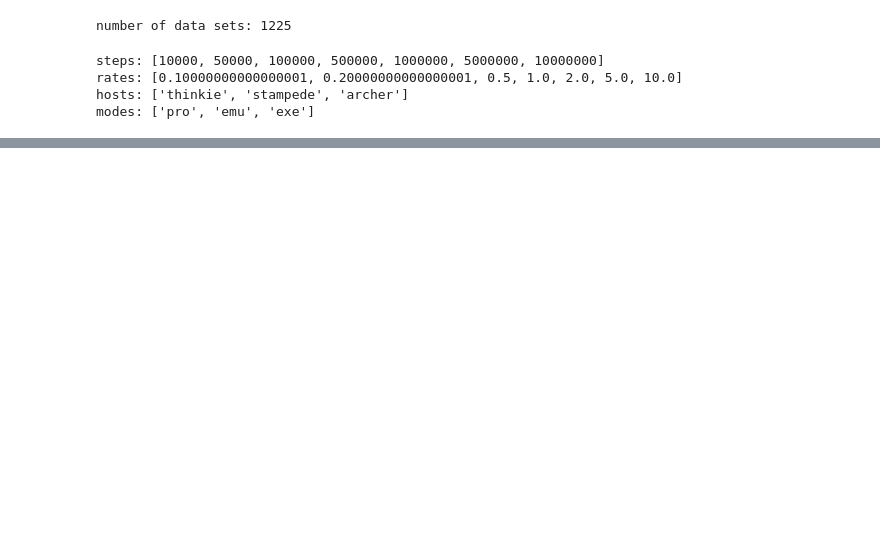
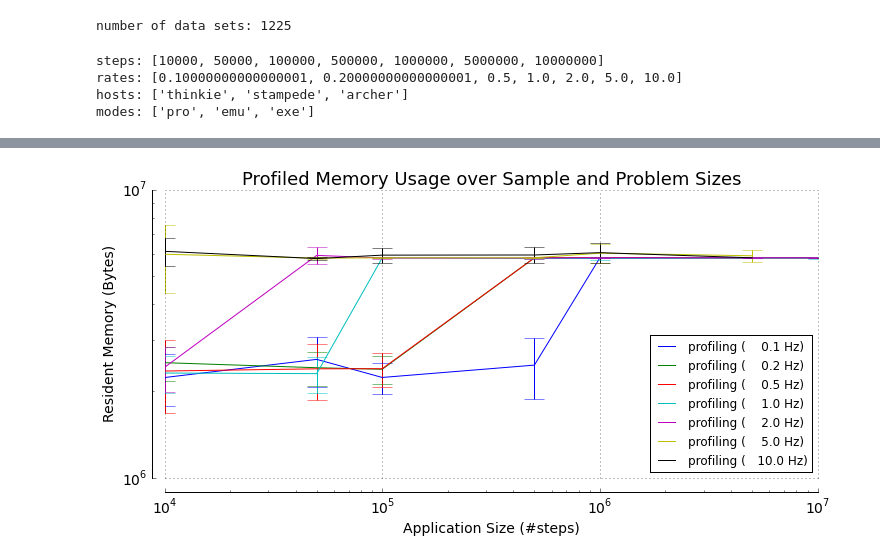
Before and after one commit to radical-experiments/radical.synapse, a Jupyter notebook: 2015-wrap/plots/Synapse_WRAP.ipynb, the cells around one changed output, grey strips where cells are left out. Drawn from its saved outputs; the diff is of its cells as text; code cells hidden in the pictures; blank space fills up the shorter version.

```diff
--- a/2015-wrap/plots/Synapse_WRAP.ipynb
+++ b/2015-wrap/plots/Synapse_WRAP.ipynb
@@ -234,0 +156,85 @@ savefig('pro_write.pdf', bbox_inches='tight')
+# %%
+# ---------------------------------------------------------------------------------
+# memory
+
+ax_mem = create_figure('Profiled Memory Usage over Sample and Problem Sizes')
+labels = list()
+
+for rate in rates:
+
+    tmp = f[(f['tag_rate'] == rate) & (f['mode'] == mode) & (f['host'] == host)]
+    tmp = tmp[['mem_rss', 'tag_step']].groupby('tag_step')
+
+    tmp_means  = tmp.mean()
+    tmp_errors = tmp.std()
+
+    # we do not have data for some rates, due to limited db size
+    if not len(tmp_means):
+        continue
+
+    tmp_means.plot(logy=True, logx=True, yerr=tmp_errors, ax=ax_mem, capsize=10)
+    labels.append ('%s (%7s Hz)' % (modnames[mode], rate))
+
+ax_mem.set_xlabel("Application Size (#steps)", fontsize=14)
+ax_mem.set_ylabel("Resident Memory (Bytes)",   fontsize=14)
+plt.legend(labels, loc='best')
+plt.savefig('pro_mem.png', bbox_inches='tight')
+plt.savefig('pro_mem.pdf', bbox_inches='tight')
+
+
+# ---------------------------------------------------------------------------------
+# sto read
+
+ax_read = create_figure('Profiled Disk Read over Sample and Problem Sizes')
+labels = list()
+
+for rate in rates:
+
+    tmp = f[(f['tag_rate'] == rate) & (f['mode'] == mode) & (f['host'] == host)]
+    tmp = tmp[['sto_read', 'tag_step']].groupby('tag_step')
+
+    tmp_means  = tmp.mean()
+    tmp_errors = tmp.std()
+
+    # we do not have data for some rates, due to limited db size
+    if not len(tmp_means):
+        continue
+
+    tmp_means.plot(logy=True, logx=True, yerr=tmp_errors, ax=ax_read, capsize=10)
+    labels.append ('%s (%7s Hz)' % (modnames[mode], rate))
+
+ax_read.set_xlabel("Application Size (#steps)", fontsize=14)
+ax_read.set_ylabel("Read from Storage (Bytes)", fontsize=14)
+plt.legend(labels, loc='best')
+plt.savefig('pro_read.png', bbox_inches='tight')
+plt.savefig('pro_read.pdf', bbox_inches='tight')
+
+
+# ---------------------------------------------------------------------------------
+# sto write
+
+ax_write = create_figure('Profiled Disk Write over Sample and Problem Sizes')
+labels = list()
+
+for rate in rates:
+
+    tmp = f[(f['tag_rate'] == rate) & (f['mode'] == mode) & (f['host'] == host)]
+    tmp = tmp[['sto_write', 'tag_step']].groupby('tag_step')
+
+    tmp_means  = tmp.mean()
+    tmp_errors = tmp.std()
+
+    # we do not have data for some rates, due to limited db size
+    if not len(tmp_means):
+        continue
+
+    tmp_means.plot(logy=True, logx=True, yerr=tmp_errors, ax=ax_write, capsize=10)
+    labels.append ('%s (%7s Hz)' % (modnames[mode], rate))
+
+ax_write.set_xlabel("Application Size (#steps)", fontsize=14)
+ax_write.set_ylabel("Write to Storage (Bytes)",  fontsize=14)
+plt.legend(labels, loc='best')
+plt.savefig('pro_write.png', bbox_inches='tight')
+plt.savefig('pro_write.pdf', bbox_inches='tight')
+# %% [output]
+[figure, added]
```
Also changed, not shown: parts of 9 cells of this notebook, 21 other files.
